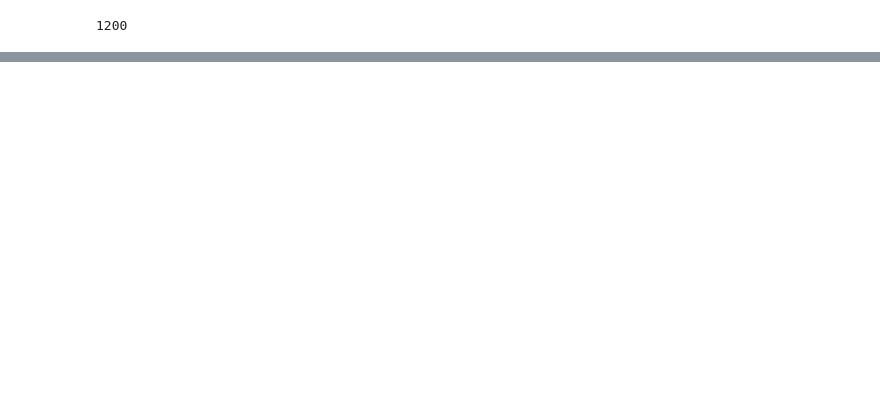
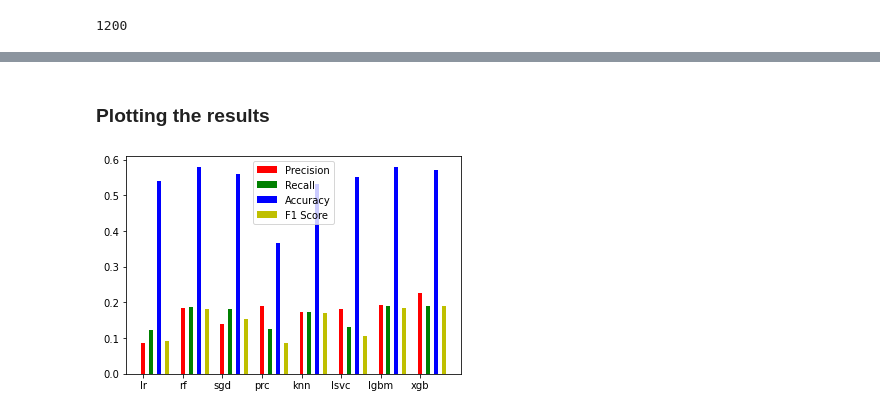
Before and after one commit to Poodlers/NLP_french_user_reviews, a Jupyter notebook: assignment_word_embedding.ipynb, the cells around one changed output, grey strips where cells are left out. Saved outputs shown, nothing was run; the diff lists cells and outputs as text; code cells hidden in the pictures; blank space fills up the shorter version.

Commit message:
added new classifiers and graphs

```diff
--- a/assignment_word_embedding.ipynb
+++ b/assignment_word_embedding.ipynb
@@ -184,14 +211,26 @@ rf_model = rf.fit(X_train_vect_avg, y_train.values.ravel())
 # %%
 # Use the trained model to make predictions on the test data
-y_pred = rf_model.predict(X_test_vect_avg)
-print(len(y_pred))
+predictions = []
+for fitt in models_fit:
+    pred = fitt.predict(X_test_vect_avg)
+    predictions.append(pred)
+#y_pred = rf_model.predict(X_test_vect_avg)
+print(len(predictions[0]))
 # %% [output]
 1200
 # %%
 from sklearn.metrics import precision_score, recall_score, f1_score
-precision = precision_score(y_test, y_pred, average='macro', zero_division='warn')
-recall = recall_score(y_test, y_pred, average='macro')
-f1_score_var = f1_score(y_test, y_pred, average='macro')
-print('Precision: {} / Recall: {} / Accuracy: {}, F1-score: {}'.format(
-    round(precision, 3), round(recall, 3), round((y_pred==y_test).sum()/len(y_pred), 3), round(f1_score_var, 3)))
+model_str = ["lr","rf","sgd","prc","knn","lsvc","lgbm","xgb"]
+i = 0
+models_perf = {}
+
+for y_p in predictions:
+    precision = precision_score(y_test, y_p, average='macro', zero_division='warn')
+    recall = recall_score(y_test, y_p, average='macro')
+    f1_score_var = f1_score(y_test, y_p, average='macro')
+    performance = {'precision': precision, 'recall': recall, 'accuracy': round((y_p==y_test).sum()/len(y_p), 3),'f1': f1_score_var}
+    print('Precision: {} / Recall: {} / Accuracy: {}, F1-score: {} (model: {})'.format(
+        round(precision, 3), round(recall, 3), round((y_p==y_test).sum()/len(y_p), 3), round(f1_score_var, 3), model_str[i]))
+    models_perf[model_str[i]] = performance
+    i += 1
 # %% [output]
@@ -198,0 +246,23 @@ Precision: 0.221 / Recall: 0.189 / Accuracy: 0.577, F1-score: 0.186
+# %% [markdown]
+### Plotting the results
+# %%
+import matplotlib.pyplot as plt
+
+precision = [models_perf[x]['precision'] for x in models_perf]
+recall = [models_perf[x]['recall'] for x in models_perf]
+accuracy = [models_perf[x]['accuracy'] for x in models_perf]
+f1 = [models_perf[x]['f1'] for x in models_perf]
+
+x = range(len(models_perf))
+
+plt.bar(x, precision, width=0.1, color='r', align='center')
+plt.bar([i + 0.2 for i in x], recall, width=0.1, color='g', align='center')
+plt.bar([i + 0.4 for i in x], accuracy, width=0.1, color='b', align='center')
+plt.bar([i + 0.6 for i in x], f1, width=0.1, color='y', align='center')
+
+plt.xticks(x, models_perf.keys())
+
+plt.legend(['Precision', 'Recall', 'Accuracy', 'F1 Score'])
+plt.show()
+# %% [output]
+[figure, added]
```
Also changed, not shown: parts of 7 cells of this notebook, 1 other file.
